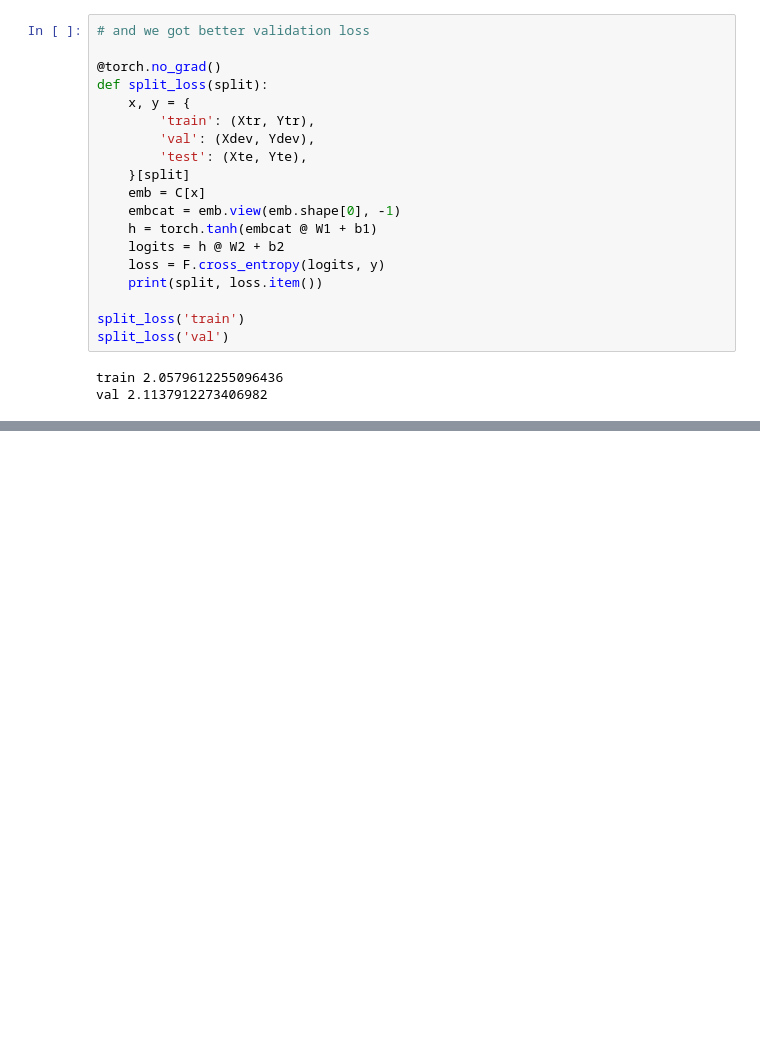
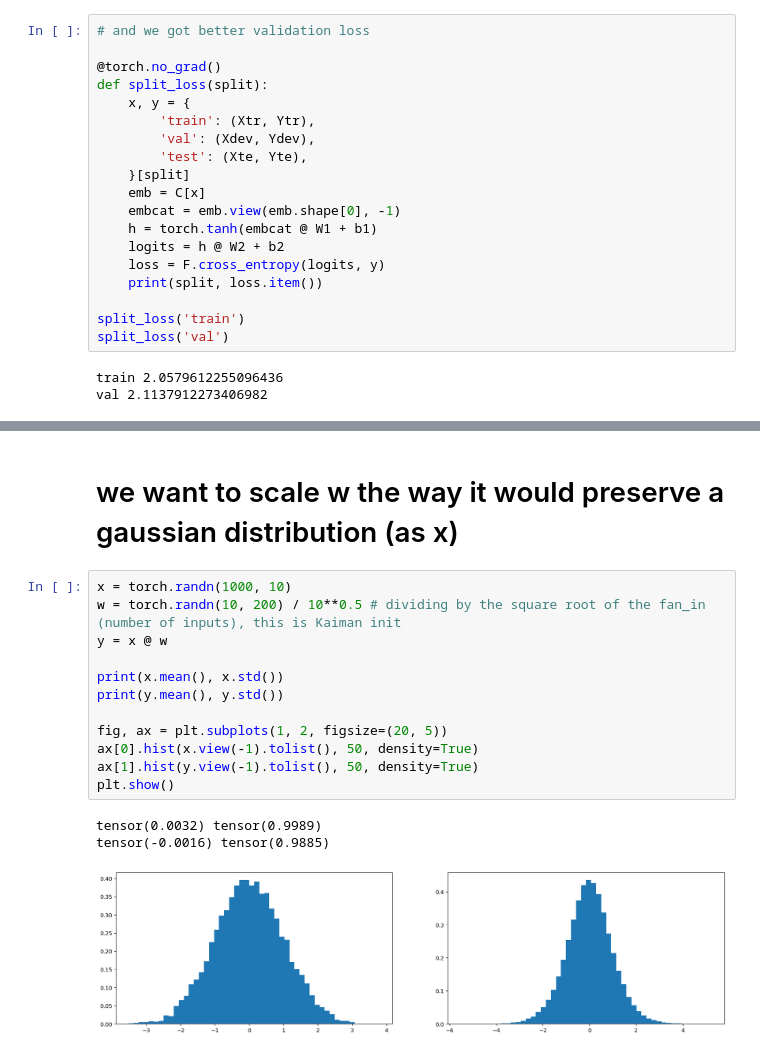
Before and after one commit to 6b656b/notebooks, a Jupyter notebook: karpathy_videos/04_mlp_act_and_grad.ipynb, the cells around one changed output, grey strips where cells are left out. Saved outputs shown, nothing was run; the diff lists cells and outputs as text; blank space fills up the shorter version.

Commit message:
kaimin init

```diff
--- a/karpathy_videos/04_mlp_act_and_grad.ipynb
+++ b/karpathy_videos/04_mlp_act_and_grad.ipynb
@@ -579,0 +598,18 @@ val 2.1137912273406982
+# %% [markdown]
+# we want to scale w the way it would preserve a gaussian distribution (as x)
+# %%
+x = torch.randn(1000, 10)
+w = torch.randn(10, 200) / 10**0.5 # dividing by the square root of the fan_in (number of inputs), this is Kaiman init
+y = x @ w
+
+print(x.mean(), x.std())
+print(y.mean(), y.std())
+
+fig, ax = plt.subplots(1, 2, figsize=(20, 5))
+ax[0].hist(x.view(-1).tolist(), 50, density=True)
+ax[1].hist(y.view(-1).tolist(), 50, density=True)
+plt.show()
+# %% [output]
+tensor(0.0032) tensor(0.9989)
+tensor(-0.0016) tensor(0.9885)
+[figure, added]
```
Also changed, not shown: parts of 10 cells of this notebook.
